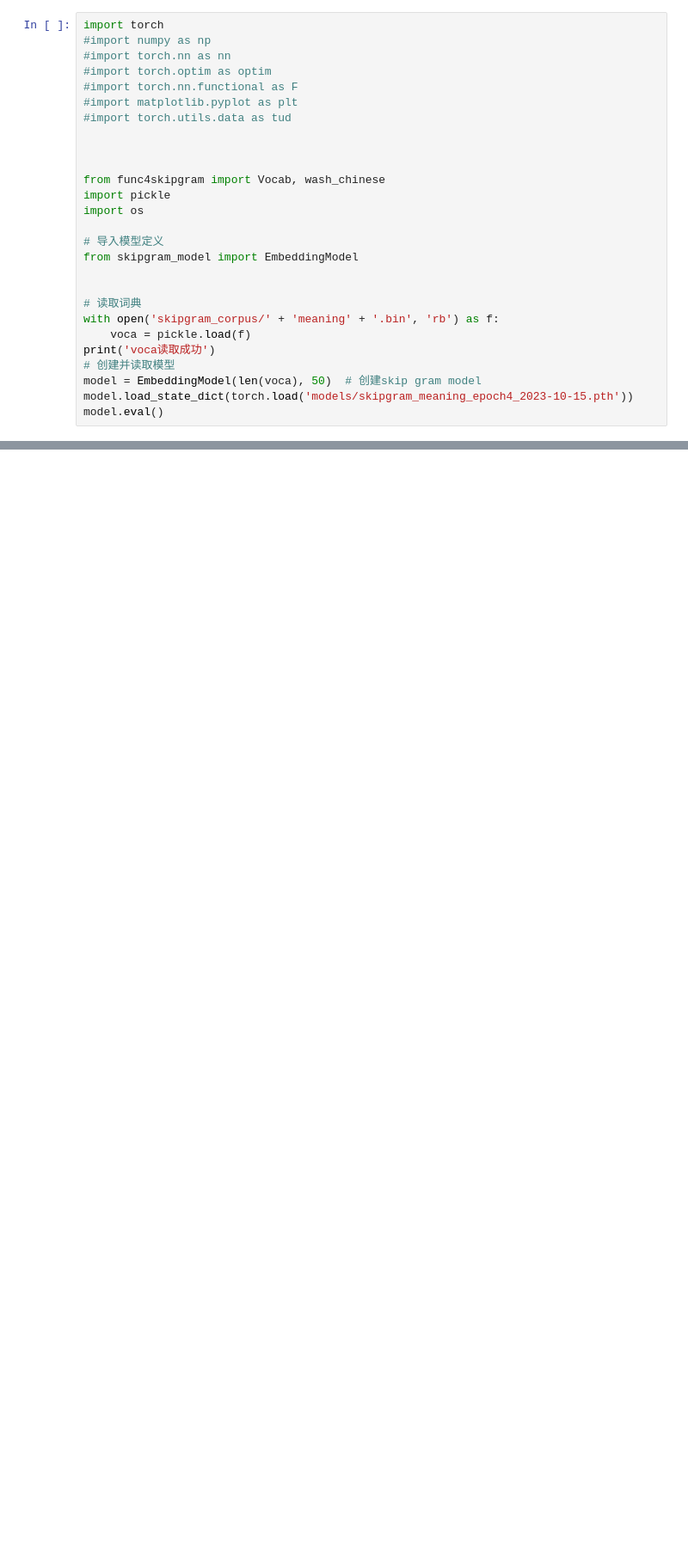
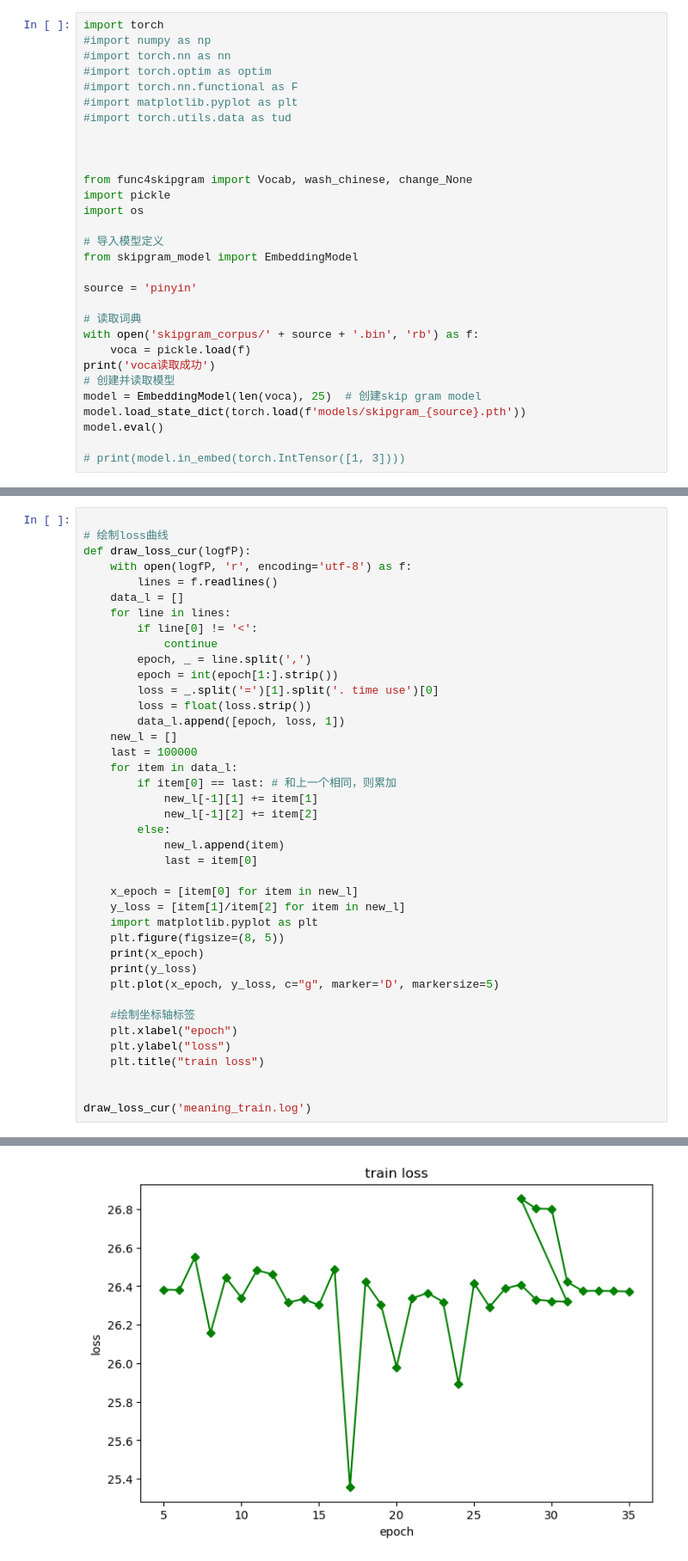
Before and after one commit to Nours135/NJUBDPaperRepro, a Jupyter notebook: testSkipgram.ipynb, the cells around one changed output, grey strips where cells are left out. Shown: that part at 86% size. Saved outputs shown, nothing was run; the diff lists cells and outputs as text; blank space fills up the shorter version.

```diff
--- a/testSkipgram.ipynb
+++ b/testSkipgram.ipynb
@@ -9,21 +9,24 @@ import torch
 
 
 
-from func4skipgram import Vocab, wash_chinese
+from func4skipgram import Vocab, wash_chinese, change_None
 import pickle
 import os
 
 # 导入模型定义
 from skipgram_model import EmbeddingModel
 
+source = 'pinyin'
 
 # 读取词典
-with open('skipgram_corpus/' + 'meaning' + '.bin', 'rb') as f:
+with open('skipgram_corpus/' + source + '.bin', 'rb') as f:
     voca = pickle.load(f)
 print('voca读取成功')
 # 创建并读取模型
-model = EmbeddingModel(len(voca), 50)  # 创建skip gram model
-model.load_state_dict(torch.load('models/skipgram_meaning_epoch4_2023-10-15.pth'))
+model = EmbeddingModel(len(voca), 25)  # 创建skip gram model
+model.load_state_dict(torch.load(f'models/skipgram_{source}.pth'))
 model.eval()
+
+# print(model.in_embed(torch.IntTensor([1, 3])))
 # %% [output]
 voca读取成功
@@ -194,0 +206,41 @@ print(*list(preres.items()), sep='\n')
+# %%
+
+# 绘制loss曲线
+def draw_loss_cur(logfP):
+    with open(logfP, 'r', encoding='utf-8') as f:
+        lines = f.readlines()
+    data_l = []
+    for line in lines:
+        if line[0] != '<':
+            continue
+        epoch, _ = line.split(',')
+        epoch = int(epoch[1:].strip())
+        loss = _.split('=')[1].split('. time use')[0]
+        loss = float(loss.strip())
+        data_l.append([epoch, loss, 1])
+    new_l = []
+    last = 100000
+    for item in data_l:
+        if item[0] == last: # 和上一个相同，则累加
+            new_l[-1][1] += item[1]
+            new_l[-1][2] += item[2]
+        else:
+            new_l.append(item)
+            last = item[0]
+
+    x_epoch = [item[0] for item in new_l]
+    y_loss = [item[1]/item[2] for item in new_l]
+    import matplotlib.pyplot as plt
+    plt.figure(figsize=(8, 5))
+    print(x_epoch)
+    print(y_loss)
+    plt.plot(x_epoch, y_loss, c="g", marker='D', markersize=5)
+
+    #绘制坐标轴标签
+    plt.xlabel("epoch")
+    plt.ylabel("loss")
+    plt.title("train loss")
+
+
+draw_loss_cur('meaning_train.log')
+# %% [output]
@@ -194,0 +249 @@ print(*list(preres.items()), sep='\n')
+[figure, added]
```
Also changed, not shown: parts of 7 cells of this notebook, 3 other files.
